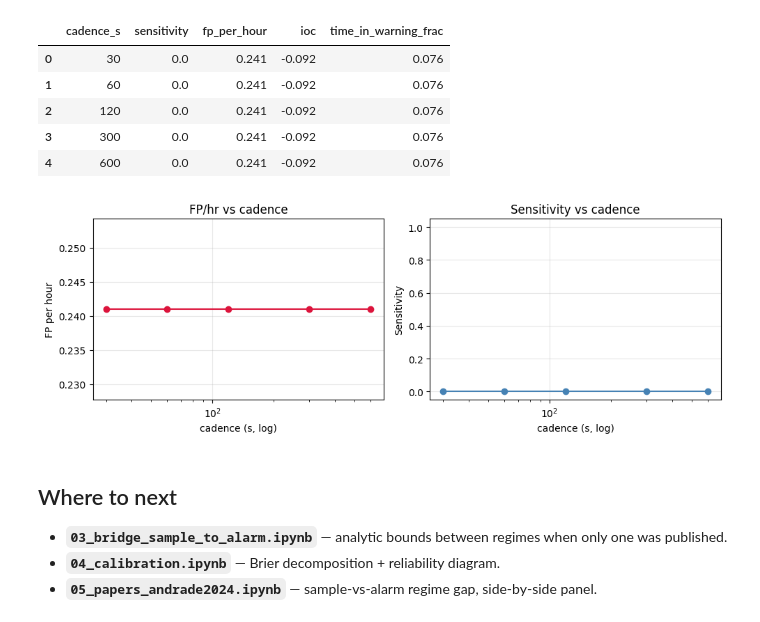
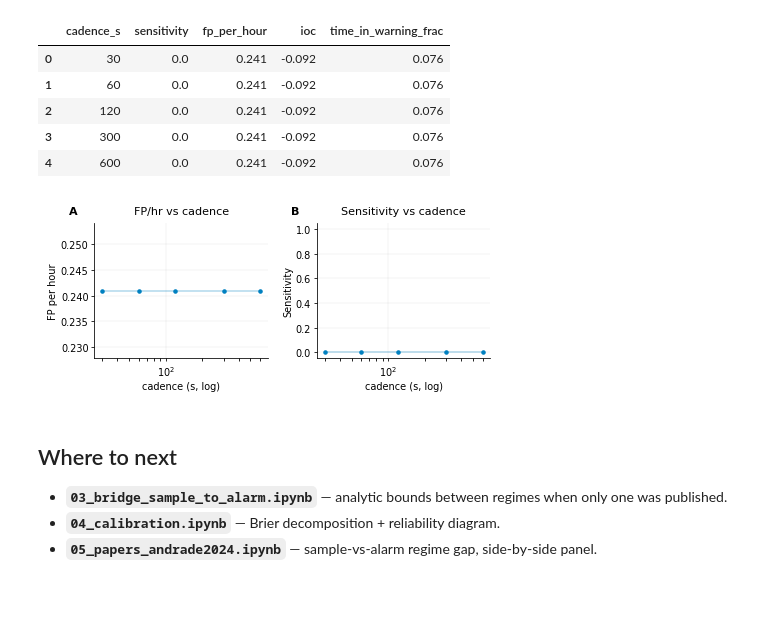
Before and after one commit to scitex-ai/scitex-seizure-metrics, a Jupyter notebook: examples/02_forecasting_quick_start.ipynb, the cells around one changed output. Drawn from its saved outputs; the diff is of its cells as text; code cells hidden in the pictures; blank space fills up the shorter version.

```diff
--- a/examples/02_forecasting_quick_start.ipynb
+++ b/examples/02_forecasting_quick_start.ipynb
@@ -173,22 +190,22 @@ df_cad[['cadence_s', 'sensitivity', 'fp_per_hour', 'ioc', 'time_in_warning_frac'
 | 3 | 300 | 0.0 | 0.241 | -0.092 | 0.076 |
 | 4 | 600 | 0.0 | 0.241 | -0.092 | 0.076 |
 # %%
-fig, axes = plt.subplots(1, 2, figsize=(10, 3.6))
-axes[0].semilogx(df_cad['cadence_s'], df_cad['fp_per_hour'], 'o-', color='crimson')
+fig, axes = fg.subplots(1, 2)
+axes[0].semilogx(df_cad['cadence_s'], df_cad['fp_per_hour'], 'o-')
 axes[0].set_xlabel('cadence (s, log)')
 axes[0].set_ylabel('FP per hour')
 axes[0].set_title('FP/hr vs cadence')
 axes[0].grid(True, alpha=0.3)
-axes[1].semilogx(df_cad['cadence_s'], df_cad['sensitivity'], 'o-', color='steelblue')
+axes[1].semilogx(df_cad['cadence_s'], df_cad['sensitivity'], 'o-')
 axes[1].set_xlabel('cadence (s, log)')
 axes[1].set_ylabel('Sensitivity')
 axes[1].set_title('Sensitivity vs cadence')
 axes[1].set_ylim(-0.05, 1.05)
 axes[1].grid(True, alpha=0.3)
 plt.tight_layout()
 plt.show()
 # %% [output]
-[figure, old version]
+[figure, new version]
 # %% [markdown]
 ## Where to next
 
```
Also changed, not shown: parts of 4 cells of this notebook, 10 other files.
